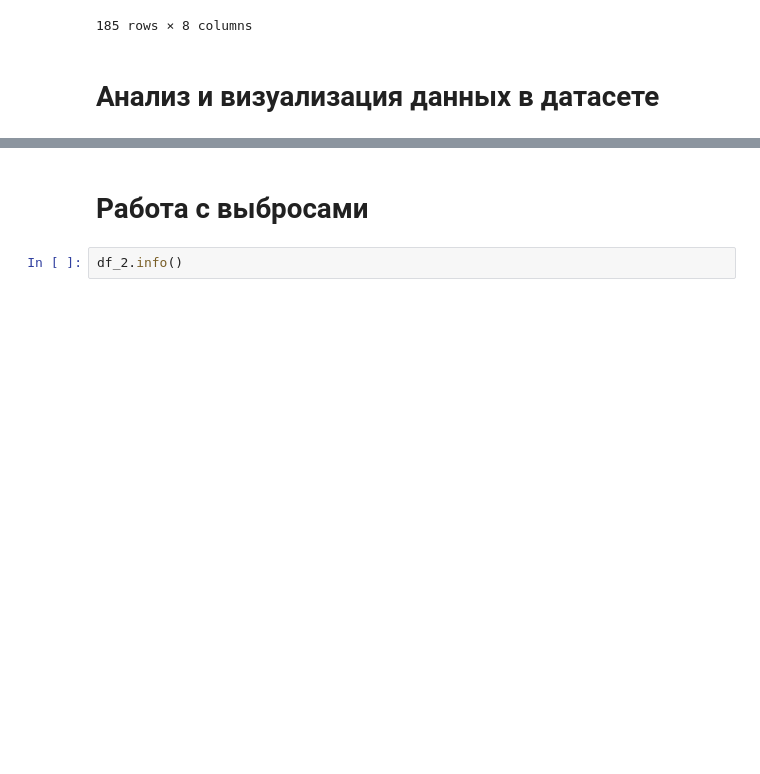
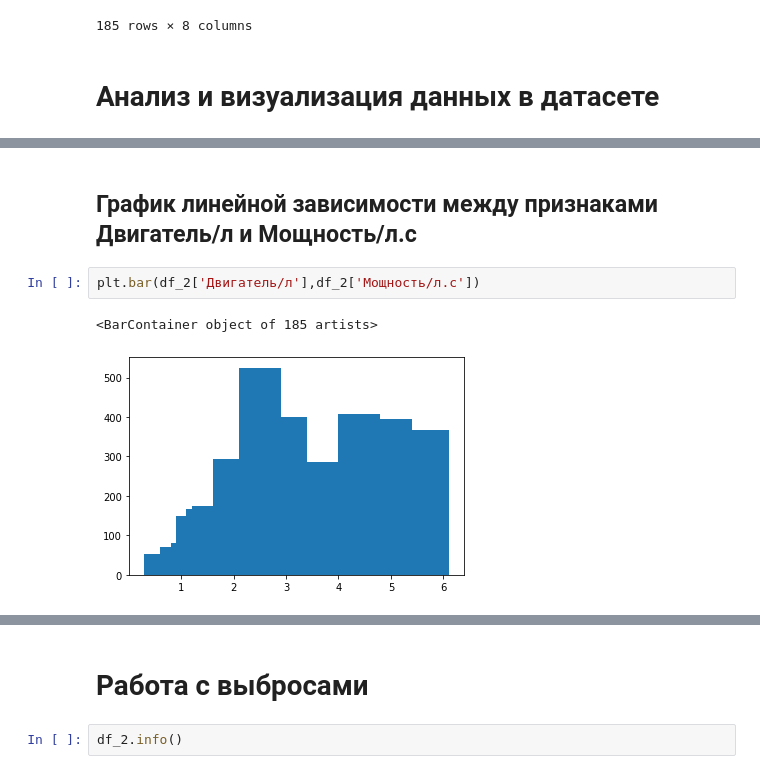
Before and after one commit to Stels26047/SkillFactory, a Jupyter notebook: project-6_team-Choice_Cars_dst-56/project-6_team-Choice_Cars_dst-56.ipynb, the cells around one changed output, grey strips where cells are left out. Saved outputs shown, nothing was run; the diff lists cells and outputs as text; blank space fills up the shorter version.

```diff
--- a/project-6_team-Choice_Cars_dst-56/project-6_team-Choice_Cars_dst-56.ipynb
+++ b/project-6_team-Choice_Cars_dst-56/project-6_team-Choice_Cars_dst-56.ipynb
@@ -1840,0 +1003,7 @@ Name: Название автомобиля, dtype: object
+# %% [markdown]
+## График линейной зависимости между признаками Двигатель/л и Мощность/л.с
+# %%
+plt.bar(df_2['Двигатель/л'],df_2['Мощность/л.с'])
+# %% [output]
+<BarContainer object of 185 artists>
+[figure, added]
```
Also changed, not shown: parts of 163 cells of this notebook.
